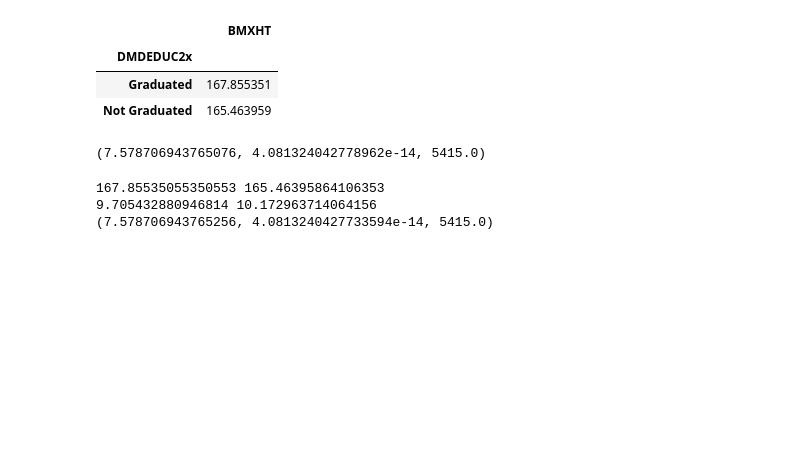
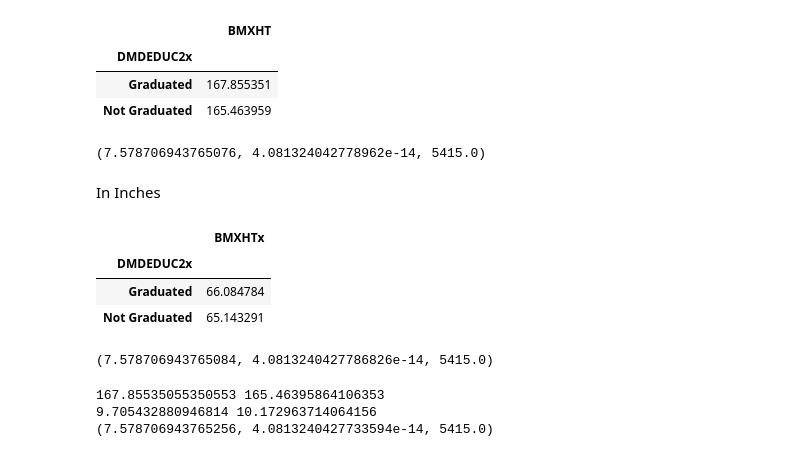
Before and after one commit to Marzipan78/Striving, a Jupyter notebook: M1_Math/07. P-value and Confidence Interval/02_hypothesis_test_practice.ipynb, the cells around one changed output. Saved outputs shown, nothing was run; the diff lists cells and outputs as text; code cells hidden in the pictures; blank space fills up the shorter version.

```diff
--- a/M1_Math/07. P-value and Confidence Interval/02_hypothesis_test_practice.ipynb
+++ b/M1_Math/07. P-value and Confidence Interval/02_hypothesis_test_practice.ipynb
@@ -142,6 +142,25 @@ dx_nongrads = eda.loc[eda.DMDEDUC2x=="Not Graduated","BMXHT" ]
 sm.stats.ttest_ind(dx_grads , dx_nongrads)
 # %% [output]
 (7.578706943765076, 4.081324042778962e-14, 5415.0)
+# %% [markdown]
+In Inches
+# %%
+da["BMXHTx"] = da.BMXHT.div(2.54)
+# %%
+eda = da[["DMDEDUC2x","BMXHTx"]].dropna()
+pz_in = eda.groupby(eda.DMDEDUC2x).agg({"BMXHTx":np.mean})
+pz_in
+# %% [output]
+|  | BMXHTx |
+| DMDEDUC2x |  |
+| Graduated | 66.084784 |
+| Not Graduated | 65.143291 |
+# %%
+dx_gradsin = eda.loc[eda.DMDEDUC2x=="Graduated","BMXHTx" ]
+dx_nongradsin = eda.loc[eda.DMDEDUC2x=="Not Graduated","BMXHTx" ]
+sm.stats.ttest_ind(dx_gradsin , dx_nongradsin)
+# %% [output]
+(7.578706943765084, 4.0813240427786826e-14, 5415.0)
 # %%
 #drop nans in sample of grads
 # %%
```
